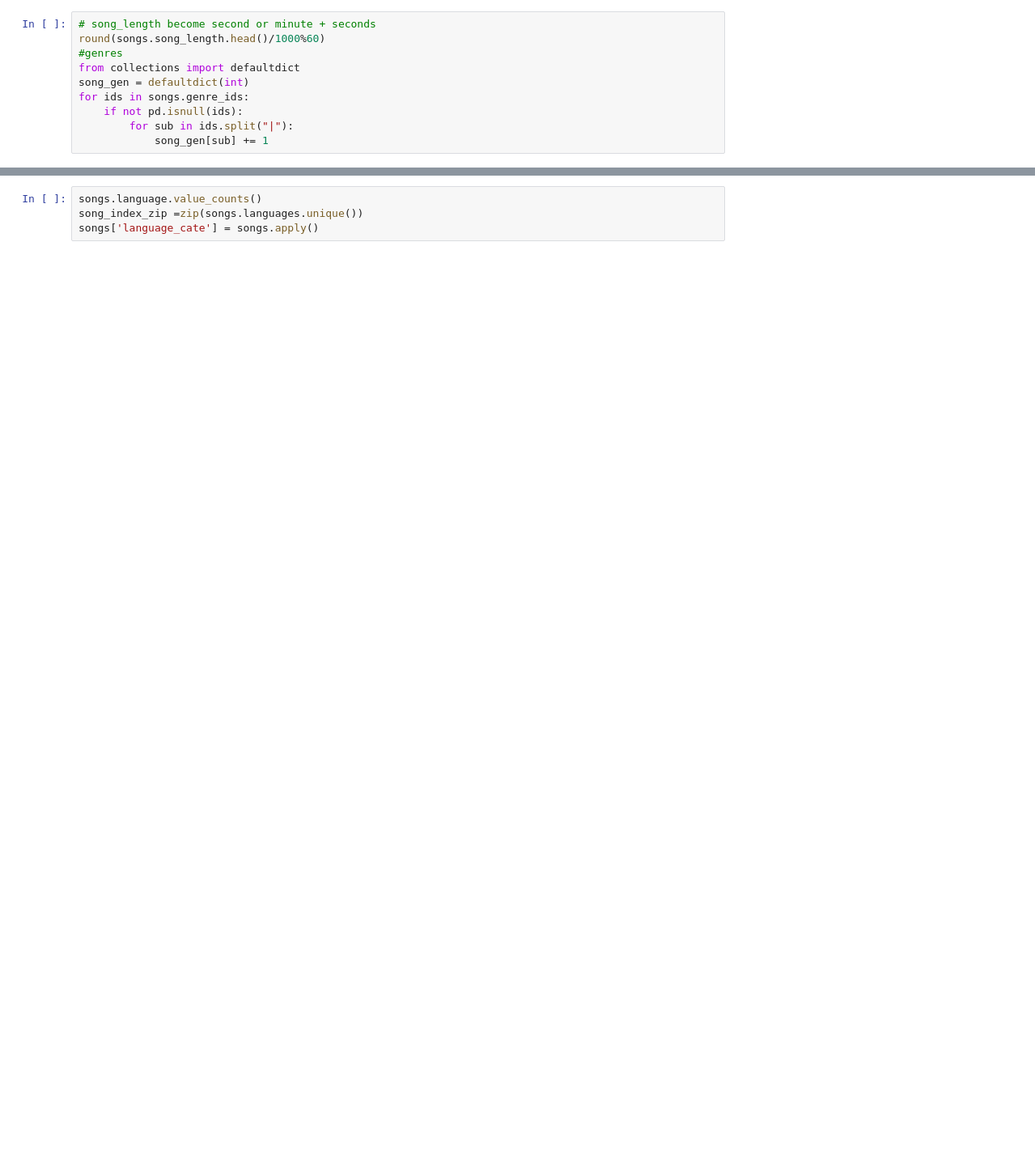
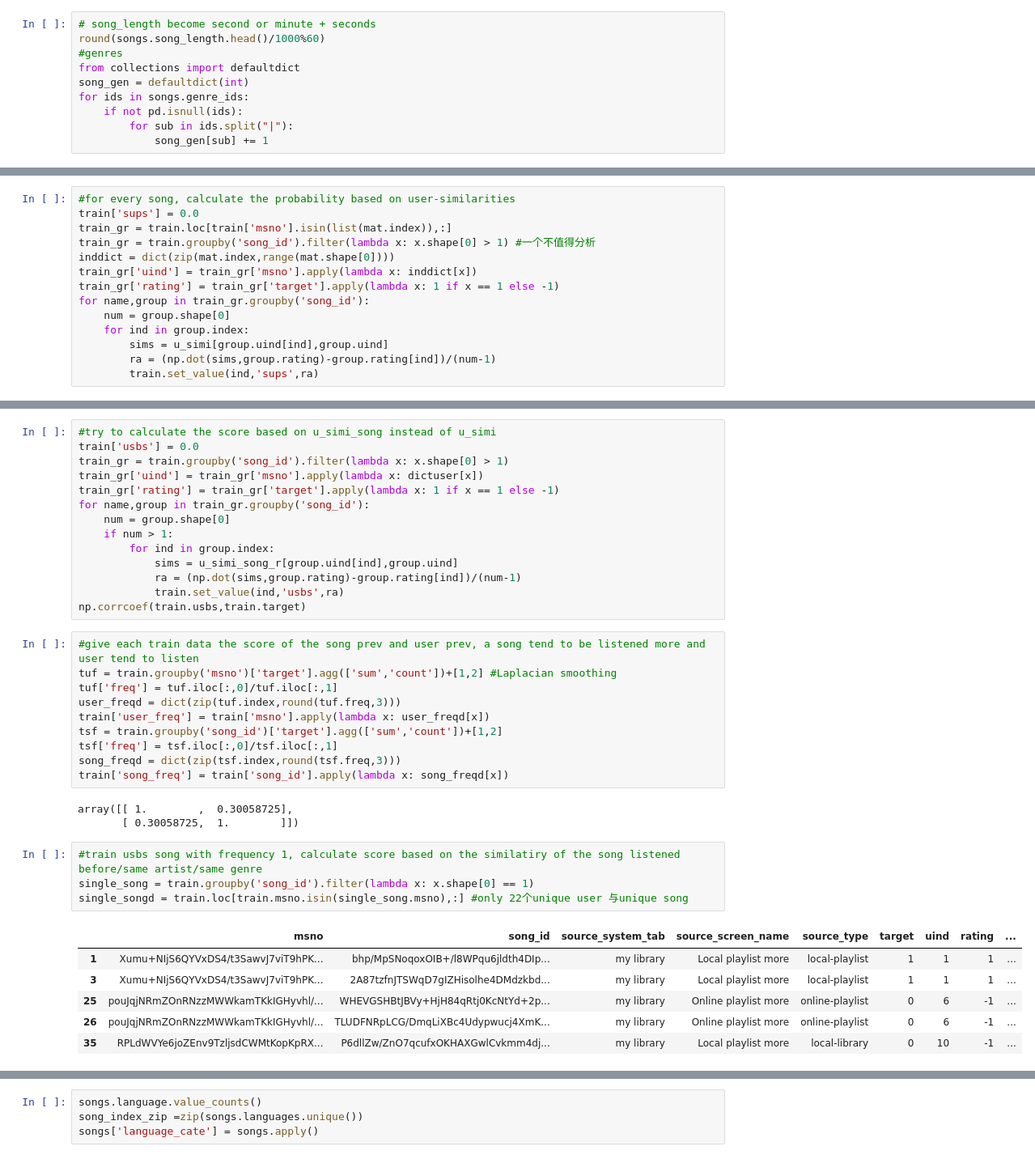
Before and after one commit to fudinglun/KKBOX_CHURN, a Jupyter notebook: Data_Preprocessing.ipynb, the cells around one changed output, grey strips where cells are left out. Shown: that part at 81% size. Drawn from its saved outputs; the diff is of its cells as text; blank space fills up the shorter version.

Commit message:
user_song_matrix

```diff
--- a/Data_Preprocessing.ipynb
+++ b/Data_Preprocessing.ipynb
@@ -62,0 +64,14 @@ mat = mat.loc[:,matt.sum(axis = 0) != 0]
+# %%
+#for every song, calculate the probability based on user-similarities
+train['sups'] = 0.0
+train_gr = train.loc[train['msno'].isin(list(mat.index)),:]
+train_gr = train.groupby('song_id').filter(lambda x: x.shape[0] > 1) #一个不值得分析
+inddict = dict(zip(mat.index,range(mat.shape[0])))
+train_gr['uind'] = train_gr['msno'].apply(lambda x: inddict[x])
+train_gr['rating'] = train_gr['target'].apply(lambda x: 1 if x == 1 else -1)
+for name,group in train_gr.groupby('song_id'):
+    num = group.shape[0]
+    for ind in group.index:
+        sims = u_simi[group.uind[ind],group.uind]
+        ra = (np.dot(sims,group.rating)-group.rating[ind])/(num-1)
+        train.set_value(ind,'sups',ra)
@@ -62,0 +108,38 @@ mat = mat.loc[:,matt.sum(axis = 0) != 0]
+# %%
+#try to calculate the score based on u_simi_song instead of u_simi
+train['usbs'] = 0.0
+train_gr = train.groupby('song_id').filter(lambda x: x.shape[0] > 1)
+train_gr['uind'] = train_gr['msno'].apply(lambda x: dictuser[x])
+train_gr['rating'] = train_gr['target'].apply(lambda x: 1 if x == 1 else -1)
+for name,group in train_gr.groupby('song_id'):
+    num = group.shape[0]
+    if num > 1:
+        for ind in group.index:
+            sims = u_simi_song_r[group.uind[ind],group.uind]
+            ra = (np.dot(sims,group.rating)-group.rating[ind])/(num-1)
+            train.set_value(ind,'usbs',ra)
+np.corrcoef(train.usbs,train.target)
+# %%
+#give each train data the score of the song prev and user prev, a song tend to be listened more and user tend to listen
+tuf = train.groupby('msno')['target'].agg(['sum','count'])+[1,2] #Laplacian smoothing
+tuf['freq'] = tuf.iloc[:,0]/tuf.iloc[:,1]
+user_freqd = dict(zip(tuf.index,round(tuf.freq,3)))
+train['user_freq'] = train['msno'].apply(lambda x: user_freqd[x])
+tsf = train.groupby('song_id')['target'].agg(['sum','count'])+[1,2]
+tsf['freq'] = tsf.iloc[:,0]/tsf.iloc[:,1]
+song_freqd = dict(zip(tsf.index,round(tsf.freq,3)))
+train['song_freq'] = train['song_id'].apply(lambda x: song_freqd[x])
+# %% [output]
+array([[ 1.        ,  0.30058725],
+       [ 0.30058725,  1.        ]])
+# %%
+#train usbs song with frequency 1, calculate score based on the similatiry of the song listened before/same artist/same genre
+single_song = train.groupby('song_id').filter(lambda x: x.shape[0] == 1)
+single_songd = train.loc[train.msno.isin(single_song.msno),:] #only 22个unique user 与unique song
+# %% [output]
+|  | msno | song_id | source_system_tab | source_screen_name | source_type | target | uind | rating | ... |
+| 1 | Xumu+NIjS6QYVxDS4/t3SawvJ7viT9hPK... | bhp/MpSNoqoxOIB+/l8WPqu6jldth4DIp... | my library | Local playlist more | local-playlist | 1 | 1 | 1 | ... |
+| 3 | Xumu+NIjS6QYVxDS4/t3SawvJ7viT9hPK... | 2A87tzfnJTSWqD7gIZHisolhe4DMdzkbd... | my library | Local playlist more | local-playlist | 1 | 1 | 1 | ... |
+| 25 | pouJqjNRmZOnRNzzMWWkamTKkIGHyvhl/... | WHEVGSHBtJBVy+HjH84qRtj0KcNtYd+2p... | my library | Online playlist more | online-playlist | 0 | 6 | -1 | ... |
+| 26 | pouJqjNRmZOnRNzzMWWkamTKkIGHyvhl/... | TLUDFNRpLCG/DmqLiXBc4Udypwucj4XmK... | my library | Online playlist more | online-playlist | 0 | 6 | -1 | ... |
+| 35 | RPLdWVYe6joZEnv9TzljsdCWMtKopKpRX... | P6dllZw/ZnO7qcufxOKHAXGwlCvkmm4dj... | my library | Local playlist more | local-library | 0 | 10 | -1 | ... |
```
Also changed, not shown: parts of 11 cells of this notebook.
